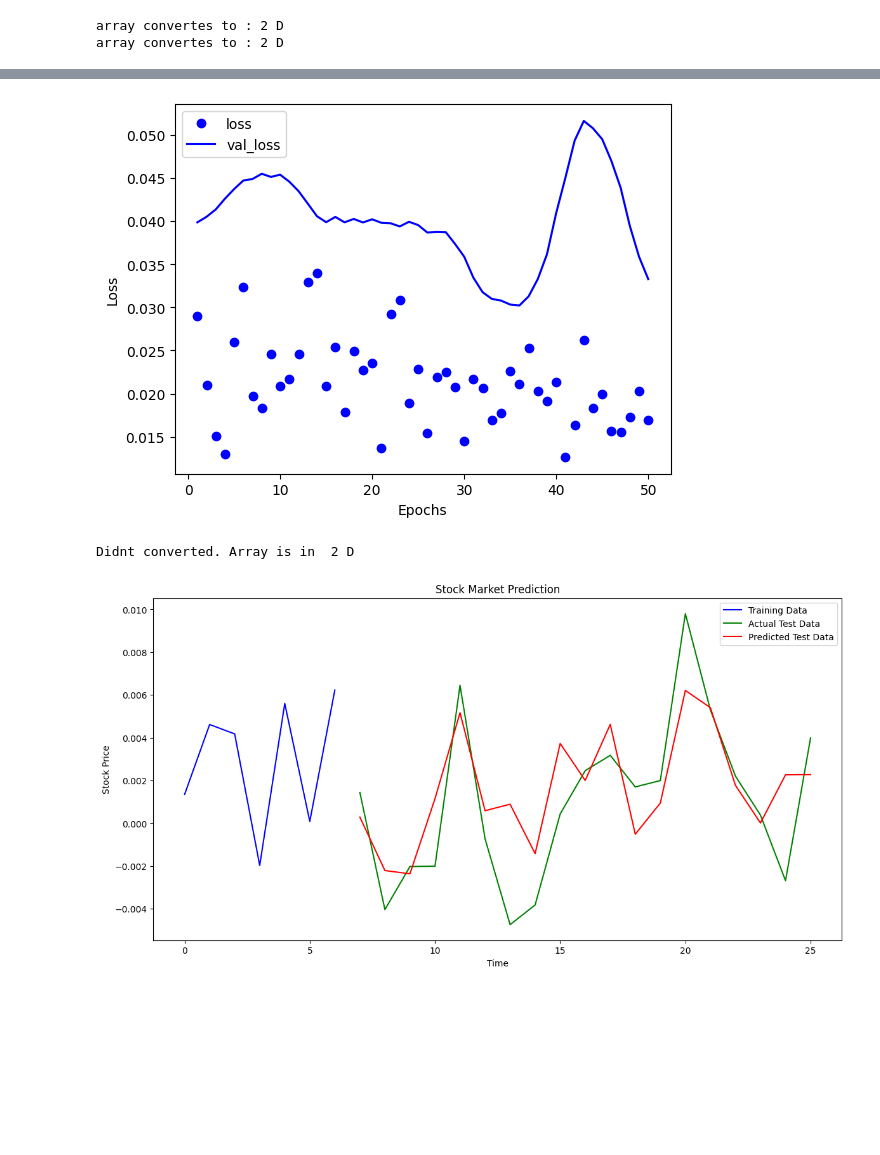
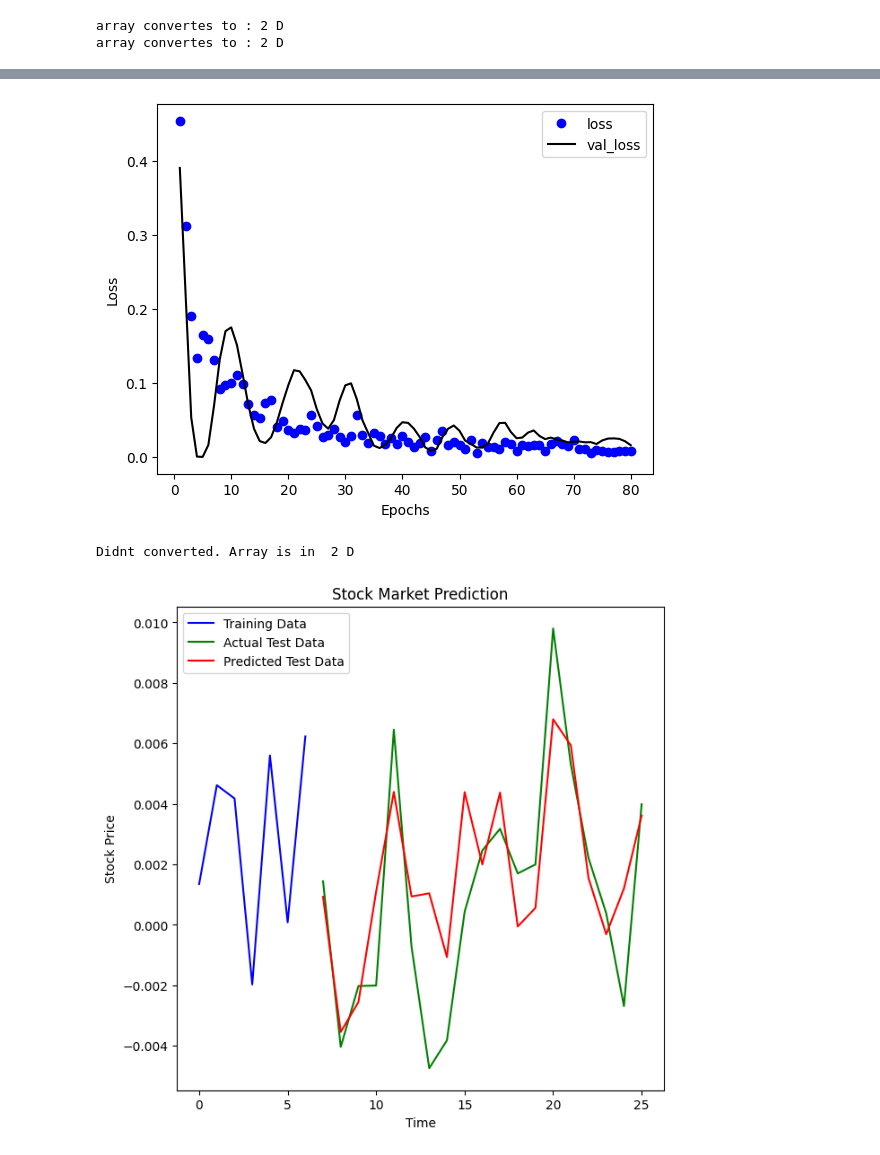
Before and after one commit to RaghavendhraRao/stock_market_prediction_ISE_DSFP, a Jupyter notebook: ds_final_proj_stock_market_colab.ipynb, the cells around one changed output, grey strips where cells are left out. Saved outputs shown, nothing was run; the diff lists cells and outputs as text; code cells hidden in the pictures; blank space fills up the shorter version.

Commit message:
udated LR-0.01, optimizer, increase epochs-100

```diff
--- a/ds_final_proj_stock_market_colab.ipynb
+++ b/ds_final_proj_stock_market_colab.ipynb
@@ -225,12 +226,14 @@ norm_x_test = norm_x_test.reshape((norm_x_test.shape[0], allow_timestep, norm_x_
 # %%
 # Build the LSTM model from scratch
 model = Sequential()
-model.add(LSTM(units=50, return_sequences=True, input_shape=(norm_x_train.shape[1], norm_x_train.shape[2]))) #layer 1 with 50 units
-model.add(Dropout(0.1)) # prevent overfitting given 10% loss for every epoch
-model.add(LSTM(units=50)) # layer 2 with 50 units will only return the last output seq
+model.add(LSTM(units=100, return_sequences=True, input_shape=(norm_x_train.shape[1], norm_x_train.shape[2]))) #layer 1 with 50 units
+model.add(Dropout(0.2)) # prevent overfitting given 10% loss for every epoch
+model.add(LSTM(units=100)) # layer 2 with 50 units will only return the last output seq
 model.add(Dense(1)) # predicting only single values index(ISE) (predict single continuous value)
+
+
 model.compile(loss='mean_squared_error', #calculate the error (pred & act)
-              optimizer='adam', #minimize the loss function.
+              optimizer=Adam(learning_rate=0.01), #minimize the loss function.
               metrics=['mean_absolute_error']) # compiling the model
 model.summary() # model summary
 # %% [output]
@@ -253,5 +256,5 @@ Non-trainable params: 0 (0.00 Byte)
 _________________________________________________________________
 # %%
 # train the model
-history = model.fit(norm_x_train, norm_y_train, epochs=50, batch_size=32, validation_split=0.2)
+history = model.fit(norm_x_train, norm_y_train, epochs=80, batch_size=16, validation_split=0.2)
 # %% [output]
@@ -301,13 +305,13 @@ training_val_loss = training_hist['val_loss']
 training_epochs = range(1, len(training_loss)+1)
 
 plt.plot(training_epochs, training_loss, 'bo', label='loss')
-plt.plot(training_epochs, training_val_loss, 'b', label='val_loss')
+plt.plot(training_epochs, training_val_loss, 'black', label='val_loss')
 plt.xlabel('Epochs')
 plt.ylabel('Loss')
 plt.legend()
 plt.show()
 # %% [output]
-[figure, old version]
+[figure, new version]
 # %%
 # convert the y_prediction to 2d array to be in same path
 norm_y_pred = convert_to_2darray(y_pred)
@@ -323,21 +327,21 @@ train_range = range(len(y_train))
 test_range = range(len(y_train), len(y_train) + len(y_test))
 # %%
 # Plotting the actual vs predicted values
-plt.figure(figsize=(14, 7))
+plt.figure(figsize=(7, 7))
 
 # Plot training data
 plt.plot(train_range, y_train, label='Training Data', color='blue')
 
 # Plot test data
 plt.plot(test_range, y_test_inverse, label='Actual Test Data', color='green')
 
 # Plot predicted data
 plt.plot(test_range, y_pred_inverse, label='Predicted Test Data', color='red')
 
 plt.title('Stock Market Prediction')
 plt.xlabel('Time')
 plt.ylabel('Stock Price')
 plt.legend()
 plt.show()
 # %% [output]
-[figure, old version]
+[figure, new version]
```
Also changed, not shown: parts of 4 cells of this notebook.
